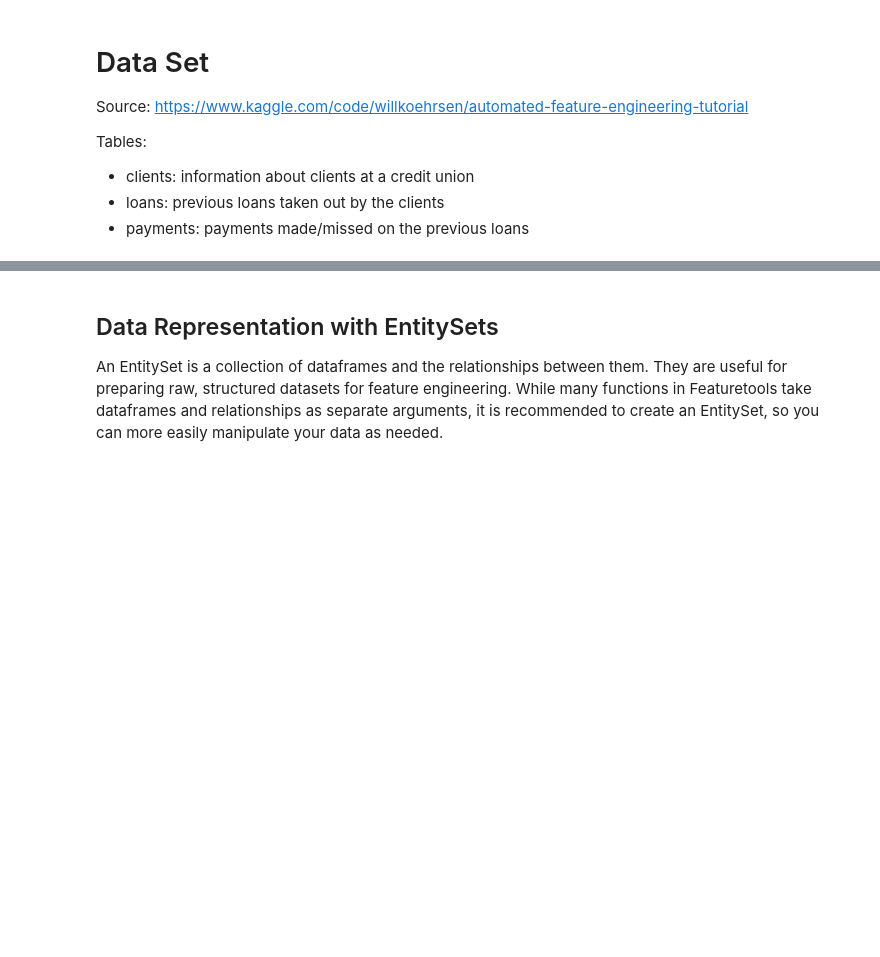
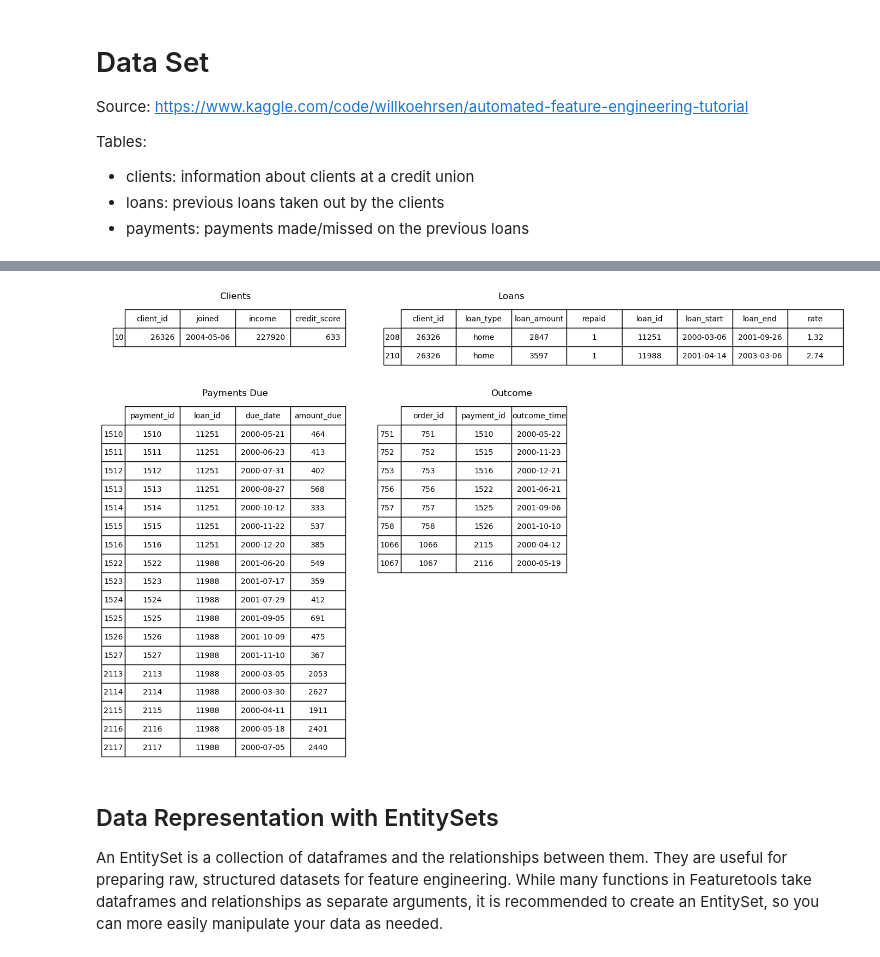
Before and after one commit to SalK91/dfs_tutorial, a Jupyter notebook: dfs_tutorial.ipynb, the cells around one changed output, grey strips where cells are left out. Cells and saved outputs as stored; diff of their text form; code cells hidden in the pictures; blank space fills up the shorter version.

```diff
--- a/dfs_tutorial.ipynb
+++ b/dfs_tutorial.ipynb
@@ -44,10 +65,11 @@ payments = payments[cols]
 # Specify the customer and loans of interest
 customer_id = 26326
 loans_of_interest = [11251,11988]
-loans_of_interest = loans[(loans['client_id'] == customer_id)]['loan_id']
+#loans_of_interest = loans[(loans['client_id'] == customer_id)]['loan_id']
 
 # Filter data for the specified customer and loans
 clients_subset = clients[clients['client_id'] == customer_id]
 loans_subset = loans[(loans['loan_id'].isin(loans_of_interest))].sort_values(by = 'loan_start')
 
-payments_subset = payments[payments['loan_id'].isin(loans_of_interest)]
+payments_due_subset = payments_due[payments_due['loan_id'].isin(loans_of_interest)]
+outcome_subset = outcome[outcome['payment_id'].isin(payments_due_subset['payment_id'])]
@@ -85,3 +76,49 @@ plt.show()
+# %%
+# Sample data (assuming you have these DataFrames)
+# clients_subset, loans_subset, payments_due_subset, outcome_subset
+
+# Create a figure and axes
+fig, axes = plt.subplots(2, 2, figsize=(12, 10))
+
+# Hide the axes
+for ax in axes.flatten():
+    ax.axis('off')
+
+# Plot Clients Subset
+table_clients = table(axes[0, 0], clients_subset, loc='upper left', colWidths=[0.2]*len(clients_subset.columns))
+table_clients.auto_set_font_size(False)
+table_clients.set_fontsize(10)
+table_clients.scale(1.2, 1.2)
+axes[0, 0].set_title('Clients')
+
+# Plot Loans Subset
+table_loans = table(axes[0, 1], loans_subset, loc='upper left', colWidths=[0.2]*len(loans_subset.columns), cellLoc='center')
+table_loans.auto_set_font_size(False)
+table_loans.set_fontsize(10)
+table_loans.scale(1.2, 1.2)
+axes[0, 1].set_title('Loans')
+
+# Plot Payments Due Subset
+table_payments_due = table(axes[1, 0], payments_due_subset, loc='upper left', colWidths=[0.2]*len(payments_due_subset.columns), cellLoc='center')
+table_payments_due.auto_set_font_size(False)
+table_payments_due.set_fontsize(10)
+table_payments_due.scale(1.2, 1.2)
+axes[1, 0].set_title('Payments Due')
+
+# Plot Outcome Subset
+table_outcome = table(axes[1, 1], outcome_subset, loc='upper left', colWidths=[0.2]*len(outcome_subset.columns), cellLoc='center')
+table_outcome.auto_set_font_size(False)
+table_outcome.set_fontsize(10)
+table_outcome.scale(1.2, 1.2)
+axes[1, 1].set_title('Outcome')
+
+# Adjust layout with reduced vertical space between top and bottom tables
+plt.subplots_adjust(hspace=-0.7)
+
+# Show the plot
+plt.show()
+# %% [output]
+[figure, added]
 # %% [markdown]
 ## Data Representation with EntitySets
 An EntitySet is a collection of dataframes and the relationships between them. They are useful for preparing raw, structured datasets for feature engineering. While many functions in Featuretools take dataframes and relationships as separate arguments, it is recommended to create an EntitySet, so you can more easily manipulate your data as needed.
```
Also changed, not shown: parts of 27 cells of this notebook.
